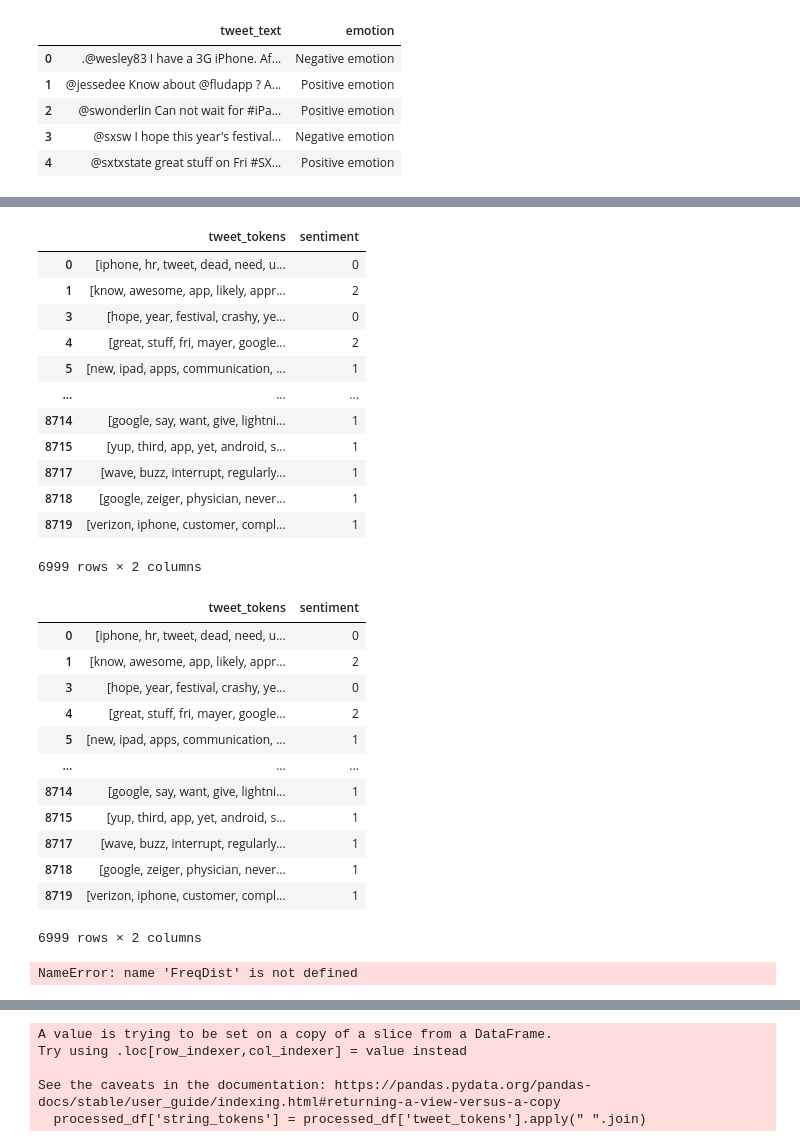
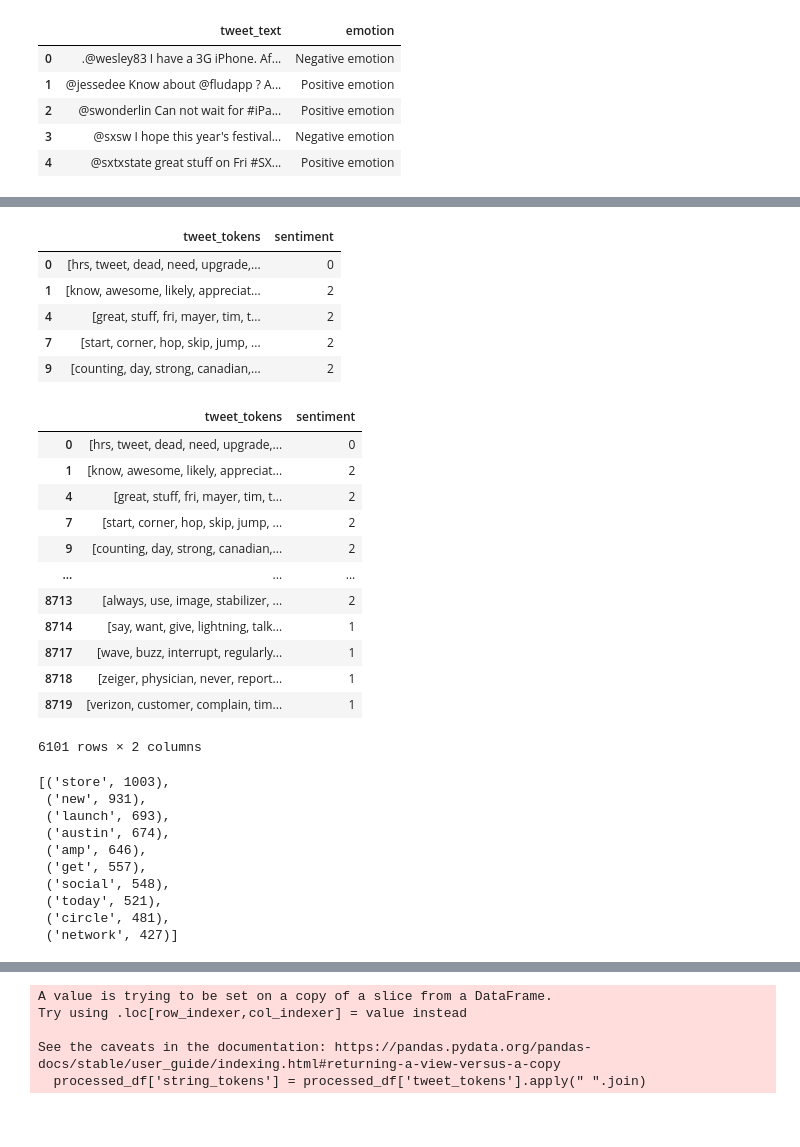
Before and after one commit to markjh2323/phase_4_project, a Jupyter notebook: crowdflower-brands-and-product-emotions/project_work/eda_preprocessing.ipynb, the cells around one changed output, grey strips where cells are left out. Cells and saved outputs as stored; diff of their text form; code cells hidden in the pictures; blank space fills up the shorter version.

```diff
--- a/crowdflower-brands-and-product-emotions/project_work/eda_preprocessing.ipynb
+++ b/crowdflower-brands-and-product-emotions/project_work/eda_preprocessing.ipynb
@@ -80,7 +85,7 @@ def process_tweet(tweet_text, min_length):
 
     # get common stop words that we'll remove during tokenization/text normalization
     stop_words = stopwords.words('english')
-    stop_words += ['rt', 'link']
+    stop_words += ['rt', 'link', 'apple', 'google', 'ipad', 'quot', 'iphone', 'app', 'android']
 
     #initialize lemmatizer
     wnl = WordNetLemmatizer()
@@ -179,21 +184,14 @@ df
 # %%
 processed_df = df[['tweet_tokens', 'sentiment']]
 # %%
-processed_df
+processed_df.head()
 # %% [output]
 |  | tweet_tokens | sentiment |
-| 0 | [iphone, hr, tweet, dead, need, u... | 0 |
-| 1 | [know, awesome, app, likely, appr... | 2 |
-| 3 | [hope, year, festival, crashy, ye... | 0 |
-| 4 | [great, stuff, fri, mayer, google... | 2 |
-| 5 | [new, ipad, apps, communication, ... | 1 |
-| ... | ... | ... |
-| 8714 | [google, say, want, give, lightni... | 1 |
-| 8715 | [yup, third, app, yet, android, s... | 1 |
-| 8717 | [wave, buzz, interrupt, regularly... | 1 |
-| 8718 | [google, zeiger, physician, never... | 1 |
-| 8719 | [verizon, iphone, customer, compl... | 1 |
+| 0 | [hrs, tweet, dead, need, upgrade,... | 0 |
+| 1 | [know, awesome, likely, appreciat... | 2 |
+| 4 | [great, stuff, fri, mayer, tim, t... | 2 |
+| 7 | [start, corner, hop, skip, jump, ... | 2 |
+| 9 | [counting, day, strong, canadian,... | 2 |
-6999 rows × 2 columns
 # %%
 #This is an extremely important cell that must remain in the final version
 la_vaca = 'mooo'
@@ -201,18 +199,18 @@ la_vaca = 'mooo'
 processed_df
 # %% [output]
 |  | tweet_tokens | sentiment |
-| 0 | [iphone, hr, tweet, dead, need, u... | 0 |
-| 1 | [know, awesome, app, likely, appr... | 2 |
-| 3 | [hope, year, festival, crashy, ye... | 0 |
-| 4 | [great, stuff, fri, mayer, google... | 2 |
-| 5 | [new, ipad, apps, communication, ... | 1 |
+| 0 | [hrs, tweet, dead, need, upgrade,... | 0 |
+| 1 | [know, awesome, likely, appreciat... | 2 |
+| 4 | [great, stuff, fri, mayer, tim, t... | 2 |
+| 7 | [start, corner, hop, skip, jump, ... | 2 |
+| 9 | [counting, day, strong, canadian,... | 2 |
 | ... | ... | ... |
-| 8714 | [google, say, want, give, lightni... | 1 |
-| 8715 | [yup, third, app, yet, android, s... | 1 |
+| 8713 | [always, use, image, stabilizer, ... | 2 |
+| 8714 | [say, want, give, lightning, talk... | 1 |
 | 8717 | [wave, buzz, interrupt, regularly... | 1 |
-| 8718 | [google, zeiger, physician, never... | 1 |
-| 8719 | [verizon, iphone, customer, compl... | 1 |
+| 8718 | [zeiger, physician, never, report... | 1 |
+| 8719 | [verizon, customer, complain, tim... | 1 |
-6999 rows × 2 columns
+6101 rows × 2 columns
 # %%
 all_tokens = []
 
@@ -224,4 +222,13 @@ freq_dist = FreqDist(all_tokens)
 
 freq_dist.most_common(10)
 # %% [output]
-NameError: name 'FreqDist' is not defined
+[('store', 1003),
+ ('new', 931),
+ ('launch', 693),
+ ('austin', 674),
+ ('amp', 646),
+ ('get', 557),
+ ('social', 548),
+ ('today', 521),
+ ('circle', 481),
+ ('network', 427)]
```
Also changed, not shown: parts of 15 cells of this notebook, 2 other files.
